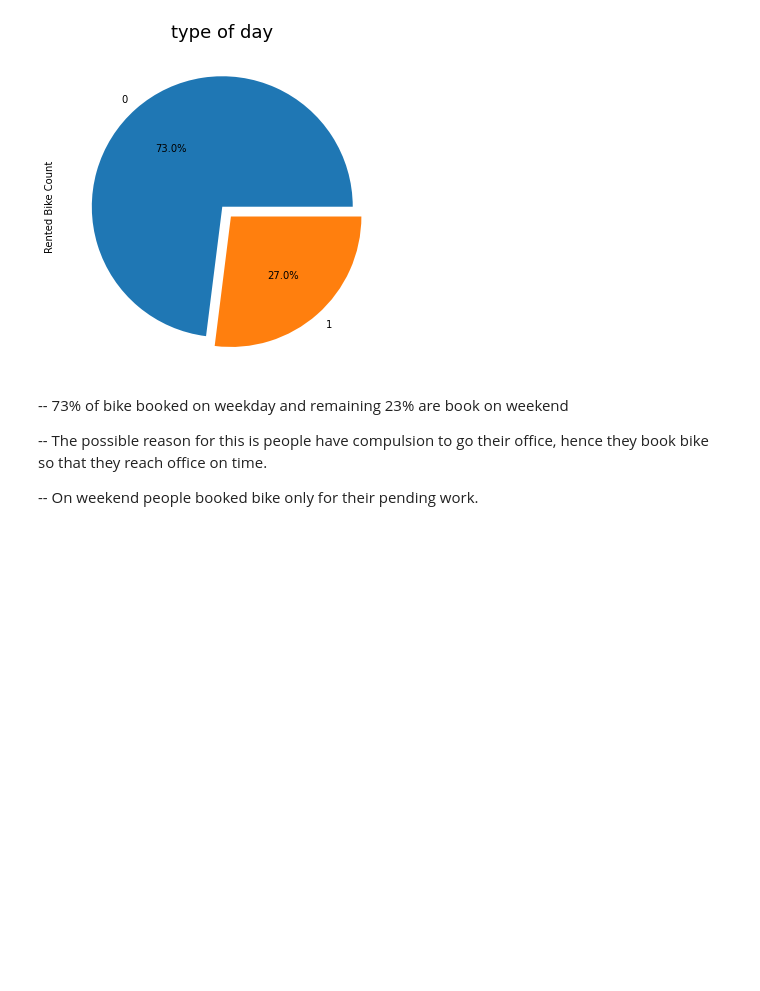
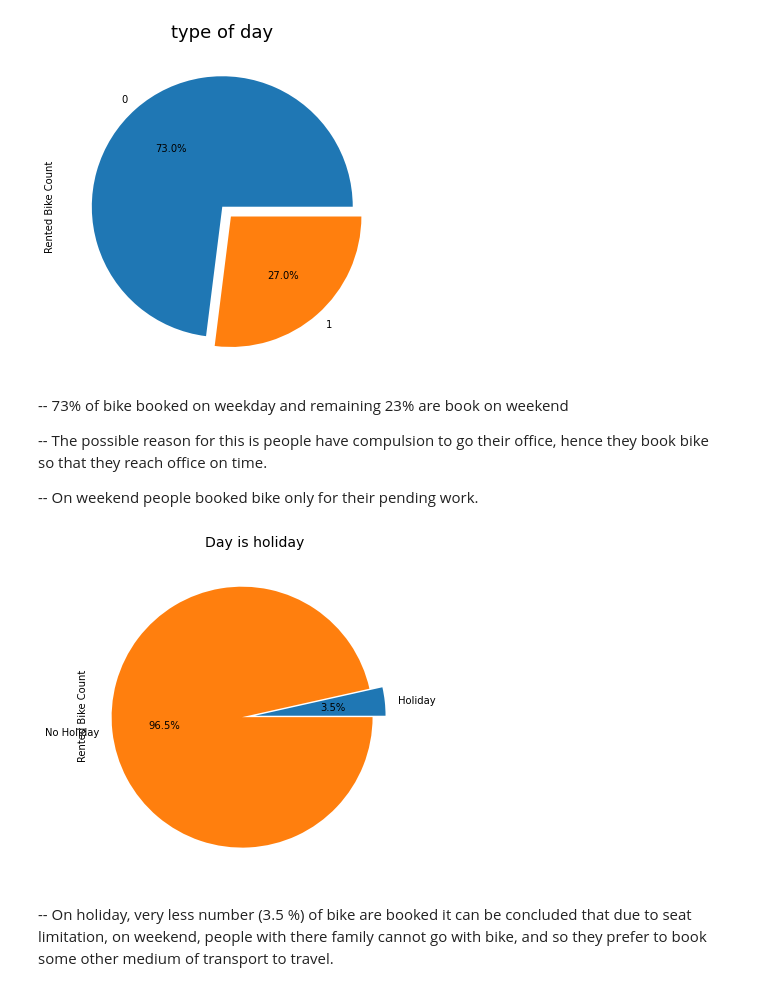
Before and after one commit to Nikkiie/Bike-sharing-demand-prediction-Cap-2-, a Jupyter notebook: 1Individual_colab0.ipynb, the cells around one changed output. Saved outputs shown, nothing was run; the diff lists cells and outputs as text; code cells hidden in the pictures; blank space fills up the shorter version.

```diff
--- a/1Individual_colab0.ipynb
+++ b/1Individual_colab0.ipynb
@@ -348,3 +356,17 @@ plt.show()
 -- The possible reason for this is people have compulsion to go their office, hence they book bike so that they reach office on time.
 
 -- On weekend people booked bike only for their pending work.
+# %%
+holiday_df = df.groupby('Holiday').sum()
+# %%
+# setting figure size
+plt.figure(figsize=(12,6))
+
+# plotting
+holiday_df['Rented Bike Count'].plot(kind='pie', subplots=True, figsize=(8, 8),autopct='%1.1f%%',explode=(0,0.1))
+plt.title('Day is holiday',fontsize=14)
+plt.show()
+# %% [output]
+[figure, added]
+# %% [markdown]
+-- On holiday, very less number (3.5 %) of bike are booked it can be concluded that due to seat limitation, on weekend, people with there family cannot go with bike, and so they prefer to book some other medium of transport to travel.
```
Also changed, not shown: parts of 56 cells of this notebook.
